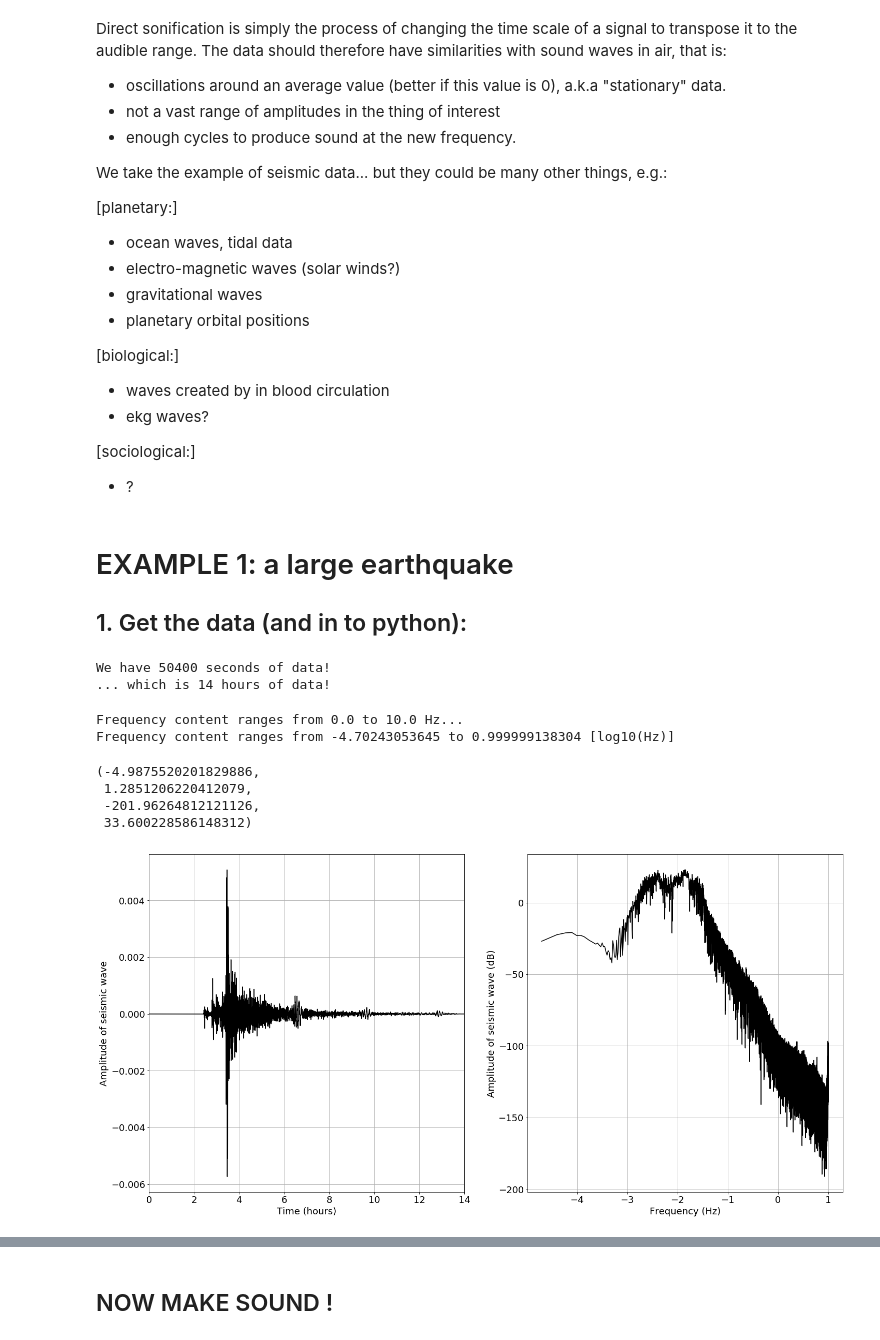
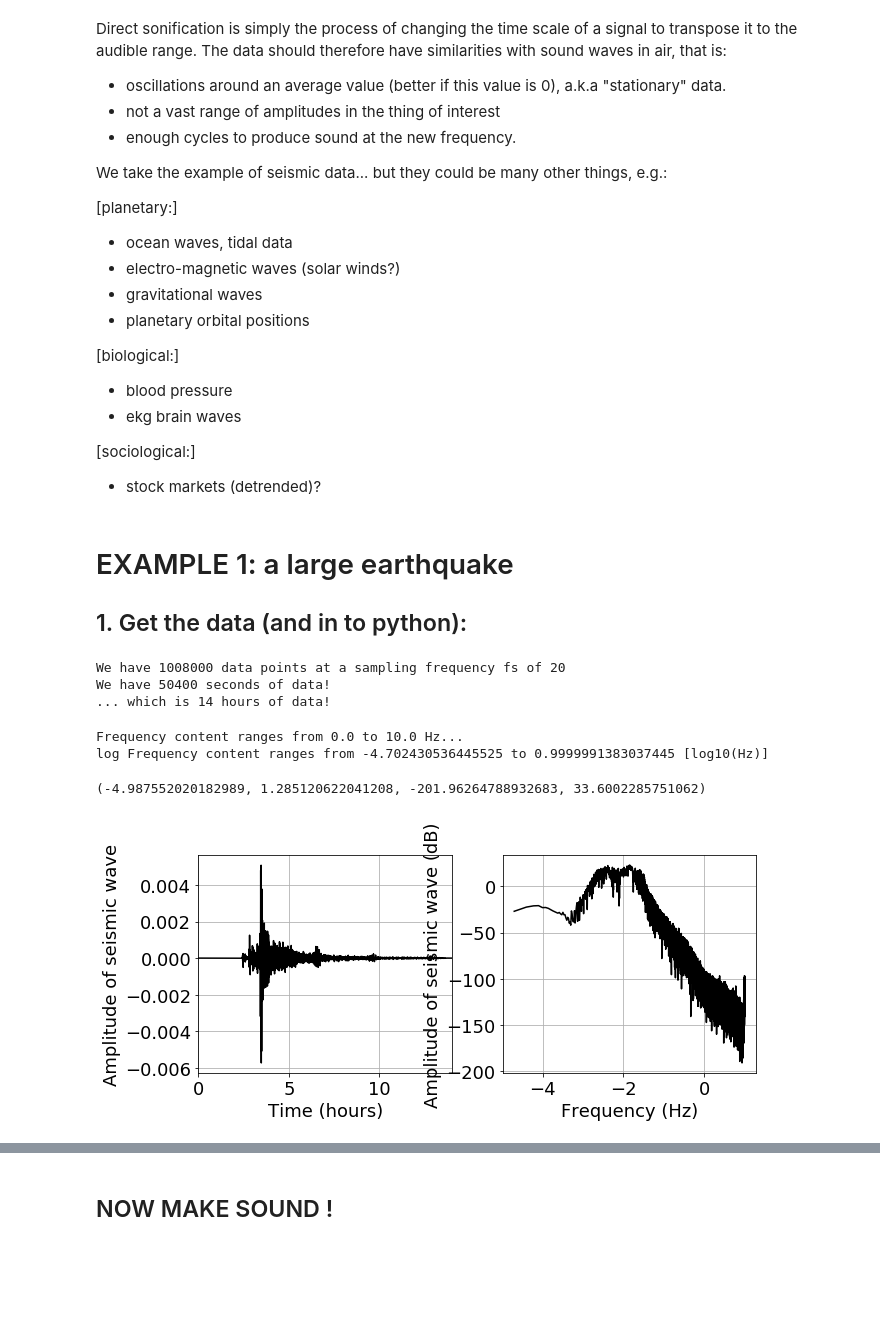
Before and after one commit to benholtzman/datamovies, a Jupyter notebook: 1_codes/s01_DirectSonification.ipynb, the cells around one changed output, grey strips where cells are left out. Saved outputs shown, nothing was run; the diff lists cells and outputs as text; code cells hidden in the pictures; blank space fills up the shorter version.

```diff
--- a/1_codes/s01_DirectSonification.ipynb
+++ b/1_codes/s01_DirectSonification.ipynb
@@ -33,11 +33,11 @@ We take the example of seismic data... but they could be many other things, e.g.
 
 [biological:]
 
- - waves created by in blood circulation
- - ekg waves?
+ - blood pressure
+ - ekg brain waves
 
 [sociological:]
- - ?
+ - stock markets (detrended)?
 # %% [markdown]
 # EXAMPLE 1: a large earthquake
 
@@ -55,6 +55,7 @@ fs = 20 # Datatype BHZ is sampled at 20 Hz
 
 data = np.loadtxt(DirIn + FileNameIn)
 duration = len(data)/fs
+print('We have ' + str(len(data)) + ' data points at a sampling frequency fs of ' + str(fs))
 print('We have ' + str(int(duration)) + ' seconds of data!')
 print('... which is ' + str(int(duration/3600)) + ' hours of data!')
 
@@ -62,49 +63,53 @@ print('... which is ' + str(int(duration/3600)) + ' hours of data!')
 t = np.arange(0,duration,1./fs) # in seconds
 t_hours = np.arange(0,duration/3600,1./fs/3600) # in hours
 # %% [output]
+We have 1008000 data points at a sampling frequency fs of 20
 We have 50400 seconds of data!
 ... which is 14 hours of data!
 # %%
 # Compute the spectrum
-Nfft = len(data)
-f = np.arange(0,fs/2,fs/Nfft)
-S = spfft.fft(data,Nfft); S = S[:int(Nfft/2)]
+
+###### some useful prerequisites...
+
+# 1) force the signal's mean value to be zero (how to kill your loudspeakers...)
+data = data - np.mean(data)
+
+# 2) limit the signal's amplitude = avoid too large peaks (how to re-kill your loudspeakers...)
+# a simple way is to normalize the data according to its maximum amplitude value
+# data = data/np.amax(data) # This is dangerous, peak values can be negative, too
+# better to do it THIS way:
+data_n = data/np.amax(np.absolute(data))
+
+# Nfft is the number of frequencies to calculate in a discrete signal (i.e. in a computer)
+Nfft = len(data_n)
+f = np.arange(0,fs/2,fs/Nfft) # to get the actual frequency values
+S = spfft.fft(data,Nfft)
+S = S[:int(Nfft/2)] # remove any information from frequencies higher than Nyquist freq (half the number of points)
+#https://en.wikipedia.org/wiki/Nyquist_frequency
+
 print('Frequency content ranges from ' + str(f[0]) + ' to ' + str(round(f[-1],3)) + ' Hz...')
-print('Frequency content ranges from ' + str(np.log10(f[1])) + ' to ' + str(np.log10(f[-1])) + ' [log10(Hz)]')
+print('log Frequency content ranges from ' + str(np.log10(f[1])) + ' to ' + str(np.log10(f[-1])) + ' [log10(Hz)]')
 # %% [output]
 Frequency content ranges from 0.0 to 10.0 Hz...
-Frequency content ranges from -4.70243053645 to 0.999999138304 [log10(Hz)]
+log Frequency content ranges from -4.702430536445525 to 0.9999991383037445 [log10(Hz)]
 # %%
-###### some useful prerequisites...
-
-# 1) force the signal's mean value to be zero (how to kill your loudspeakers...)
-data = data - np.mean(data)
-
-# 2) limit the signal's amplitude = avoid too large peaks (how to re-kill your loudspeakers...)
-# a simple way is to normalize the data according to its maximum amplitude value
-# data = data/np.amax(data) # This is dangerous, peak values can be negative, too
-data_n = data/np.amax(np.absolute(data))
-
 # waveform
-plt.figure(figsize=(12*2,6*2))
+plt.figure(figsize=(10,4))
 plt.subplot(1,2,1)
 plt.plot(t_hours,data,'k')
 plt.xlabel('Time (hours)')
 plt.ylabel('Amplitude of seismic wave')
 plt.grid()
 plt.xlim([0,duration/3600])
 
 # spectrum:
 plt.subplot(1,2,2)
 #plt.plot(f,20*np.log10(np.absolute(S)),'k')
 plt.plot(np.log10(f),20*np.log10(np.absolute(S)),'k')
 plt.xlabel('Frequency (Hz)')
 plt.ylabel('Amplitude of seismic wave (dB)')
 plt.grid()
 plt.axis()
 # %% [output]
-(-4.9875520201829886,
- 1.2851206220412079,
- -201.96264812121126,
- 33.600228586148312)
+(-4.987552020182989, 1.285120622041208, -201.96264788932683, 33.6002285751062)
-[figure, old version]
+[figure, new version]
```
Also changed, not shown: parts of 28 cells of this notebook.
